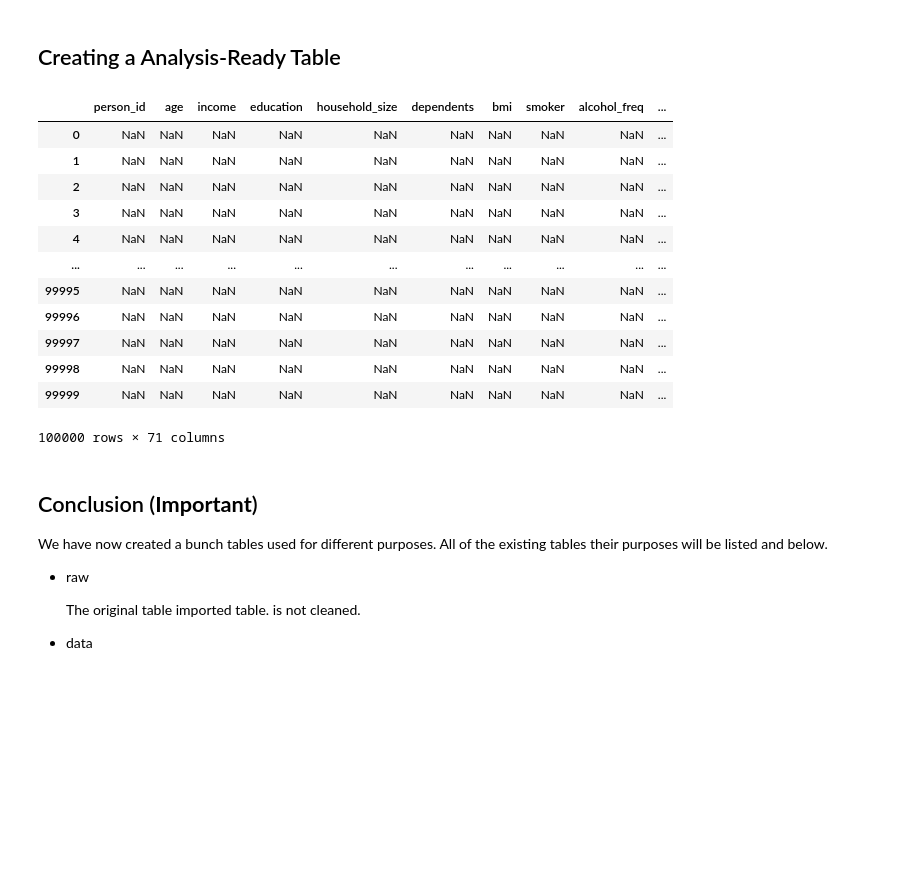
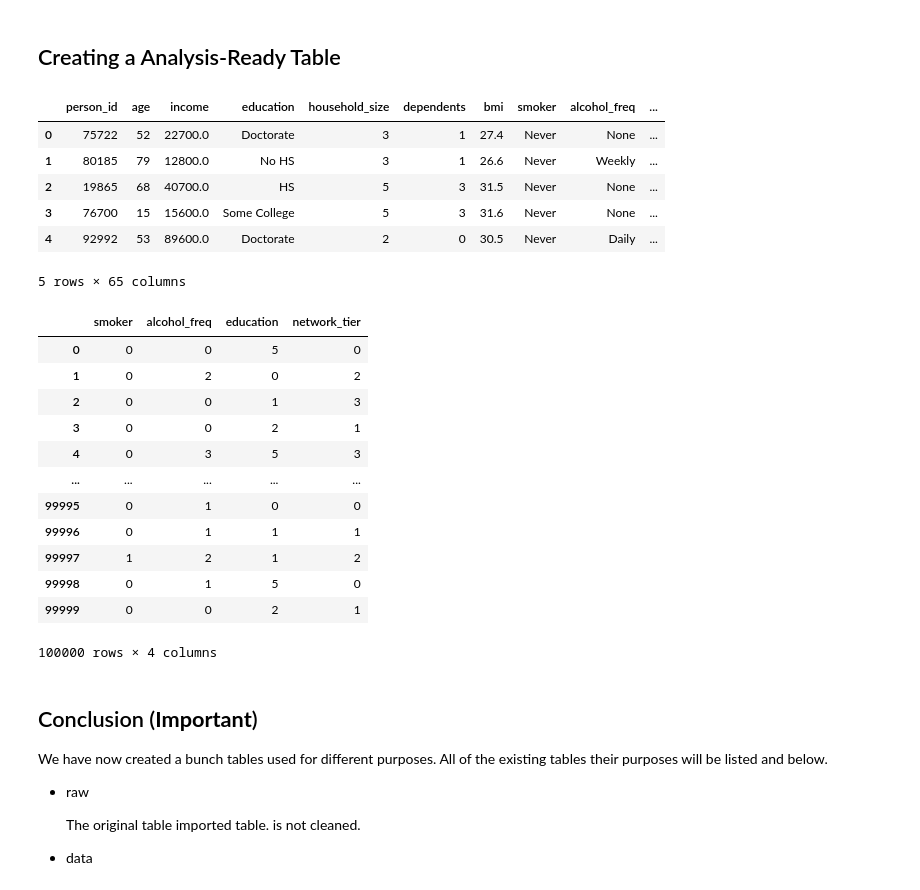
Before and after one commit to Abled773/HI-Risk-Prediction-and-Analysis, a Jupyter notebook: Risk_Analysis_and_Prediction.ipynb, the cells around one changed output. Saved outputs shown, nothing was run; the diff lists cells and outputs as text; code cells hidden in the pictures; blank space fills up the shorter version.

Commit message:
Fixed a bug where analysis data was not incorporating ordinal data. Fixed the model to be trained on proper data, instead of risk itself. Begun efforts to optimize model.

```diff
--- a/Risk_Analysis_and_Prediction.ipynb
+++ b/Risk_Analysis_and_Prediction.ipynb
@@ -235,29 +236,24 @@ memory usage: 978.5 KB
 # %%
 #one-hot all nominal values
 
 #Create a copy of clean data, so we can create the analysis table safely.
 transfer = data.copy()
 
 
 nominal_cols = ["region","marital_status","employment_status","sex", "plan_type", "urban_rural"]
-one_hot_nom = pd.get_dummies(transfer[nominal_cols])
+one_hot_nom = pd.get_dummies(transfer[nominal_cols], drop_first=True)
+
 analysis_data = pd.concat([transfer.drop(nominal_cols, axis=1), one_hot_nom], axis=1)
 
-analysis_data[one_hot_nom]
+analysis_data.head()
 # %% [output]
 |  | person_id | age | income | education | household_size | dependents | bmi | smoker | alcohol_freq | ... |
-| 0 | NaN | NaN | NaN | NaN | NaN | NaN | NaN | NaN | NaN | ... |
-| 1 | NaN | NaN | NaN | NaN | NaN | NaN | NaN | NaN | NaN | ... |
-| 2 | NaN | NaN | NaN | NaN | NaN | NaN | NaN | NaN | NaN | ... |
-| 3 | NaN | NaN | NaN | NaN | NaN | NaN | NaN | NaN | NaN | ... |
-| 4 | NaN | NaN | NaN | NaN | NaN | NaN | NaN | NaN | NaN | ... |
-| ... | ... | ... | ... | ... | ... | ... | ... | ... | ... | ... |
-| 99995 | NaN | NaN | NaN | NaN | NaN | NaN | NaN | NaN | NaN | ... |
-| 99996 | NaN | NaN | NaN | NaN | NaN | NaN | NaN | NaN | NaN | ... |
-| 99997 | NaN | NaN | NaN | NaN | NaN | NaN | NaN | NaN | NaN | ... |
-| 99998 | NaN | NaN | NaN | NaN | NaN | NaN | NaN | NaN | NaN | ... |
-| 99999 | NaN | NaN | NaN | NaN | NaN | NaN | NaN | NaN | NaN | ... |
+| 0 | 75722 | 52 | 22700.0 | Doctorate | 3 | 1 | 27.4 | Never | None | ... |
+| 1 | 80185 | 79 | 12800.0 | No HS | 3 | 1 | 26.6 | Never | Weekly | ... |
+| 2 | 19865 | 68 | 40700.0 | HS | 5 | 3 | 31.5 | Never | None | ... |
+| 3 | 76700 | 15 | 15600.0 | Some College | 5 | 3 | 31.6 | Never | None | ... |
+| 4 | 92992 | 53 | 89600.0 | Doctorate | 2 | 0 | 30.5 | Never | Daily | ... |
-100000 rows × 71 columns
+5 rows × 65 columns
 # %%
 #Create Ordinal Map
 ordinal_maps = {
@@ -268,7 +264,24 @@ ordinal_maps = {
 }
 
 for col, mapping in ordinal_maps.items():
-    analysis_data[col + '_ordinal'] = analysis_data[col].map(mapping)
+    analysis_data[col] = analysis_data[col].map(mapping)
+
+
+analysis_data[list(ordinal_maps.keys())]
+# %% [output]
+|  | smoker | alcohol_freq | education | network_tier |
+| 0 | 0 | 0 | 5 | 0 |
+| 1 | 0 | 2 | 0 | 2 |
+| 2 | 0 | 0 | 1 | 3 |
+| 3 | 0 | 0 | 2 | 1 |
+| 4 | 0 | 3 | 5 | 3 |
+| ... | ... | ... | ... | ... |
+| 99995 | 0 | 1 | 0 | 0 |
+| 99996 | 0 | 1 | 1 | 1 |
+| 99997 | 1 | 2 | 1 | 2 |
+| 99998 | 0 | 1 | 5 | 0 |
+| 99999 | 0 | 0 | 2 | 1 |
+100000 rows × 4 columns
 # %% [markdown]
 ## Conclusion (**Important**)
 
```
Also changed, not shown: parts of 18 cells of this notebook.
